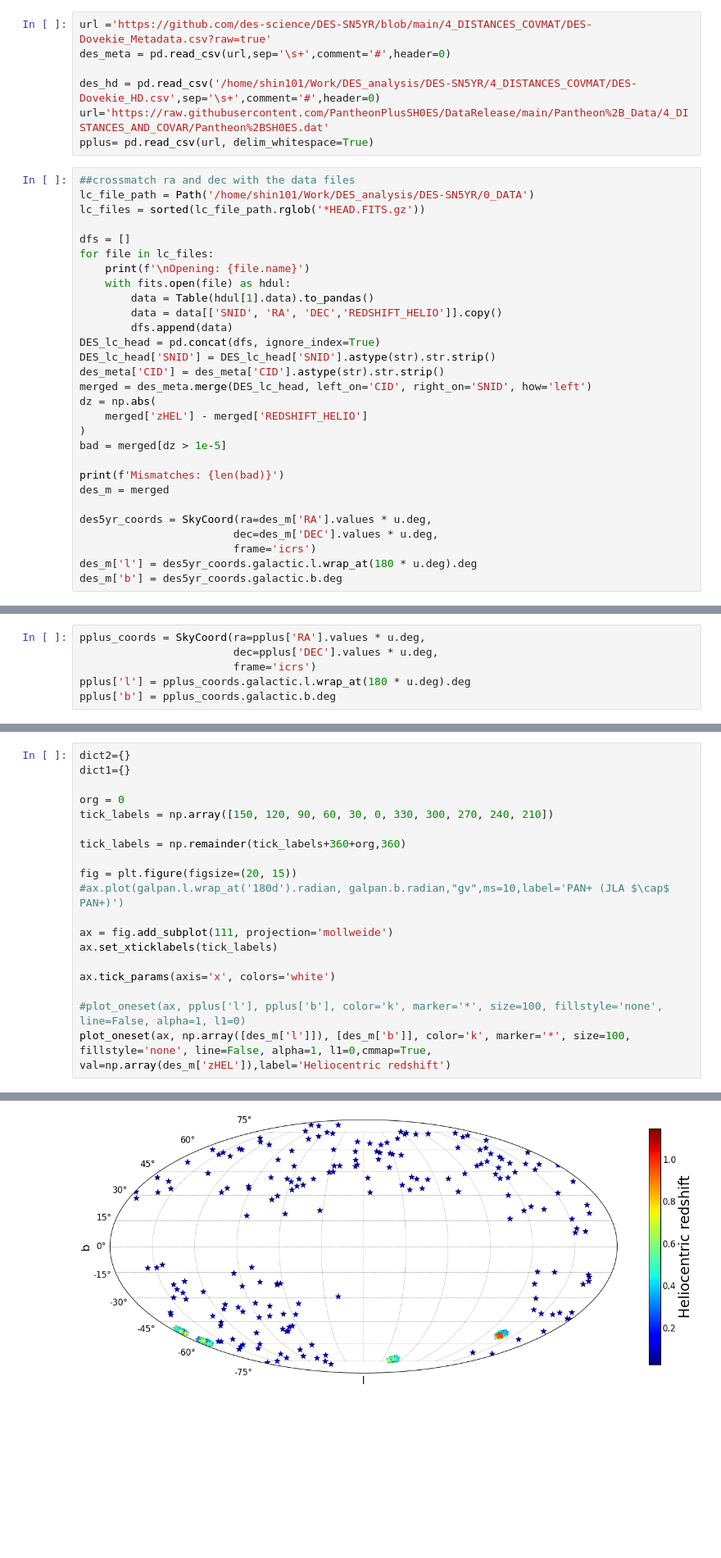
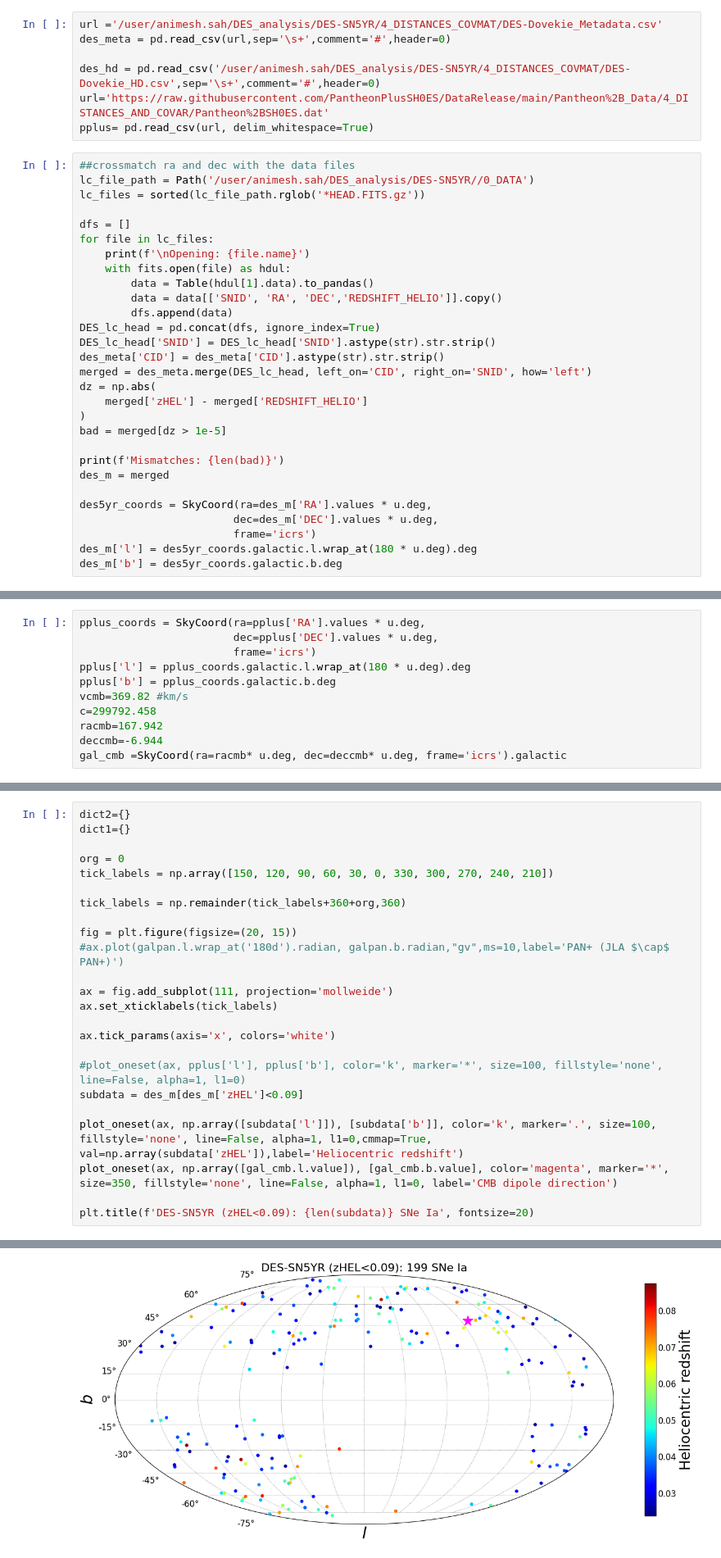
Before and after one commit to Shin107/DES_analysis, a Jupyter notebook: Visualize_sne.ipynb, the cells around one changed output, grey strips where cells are left out. Shown at 82% size. Saved outputs shown, nothing was run; the diff lists cells and outputs as text; blank space fills up the shorter version.

```diff
--- a/Visualize_sne.ipynb
+++ b/Visualize_sne.ipynb
@@ -16,13 +21,13 @@ plt.style.use(['science','notebook','grid'])
 # %%
-url ='https://github.com/des-science/DES-SN5YR/blob/main/4_DISTANCES_COVMAT/DES-Dovekie_Metadata.csv?raw=true'
+url ='/user/animesh.sah/DES_analysis/DES-SN5YR/4_DISTANCES_COVMAT/DES-Dovekie_Metadata.csv'
 des_meta = pd.read_csv(url,sep='\s+',comment='#',header=0)
 
-des_hd = pd.read_csv('/home/shin101/Work/DES_analysis/DES-SN5YR/4_DISTANCES_COVMAT/DES-Dovekie_HD.csv',sep='\s+',comment='#',header=0)
+des_hd = pd.read_csv('/user/animesh.sah/DES_analysis/DES-SN5YR/4_DISTANCES_COVMAT/DES-Dovekie_HD.csv',sep='\s+',comment='#',header=0)
 url='https://raw.githubusercontent.com/PantheonPlusSH0ES/DataRelease/main/Pantheon%2B_Data/4_DISTANCES_AND_COVAR/Pantheon%2BSH0ES.dat'
 pplus= pd.read_csv(url, delim_whitespace=True)
 # %%
 ##crossmatch ra and dec with the data files
-lc_file_path = Path('/home/shin101/Work/DES_analysis/DES-SN5YR/0_DATA')
+lc_file_path = Path('/user/animesh.sah/DES_analysis/DES-SN5YR//0_DATA')
 lc_files = sorted(lc_file_path.rglob('*HEAD.FITS.gz'))
 
 dfs = []
@@ -495,3 +418,8 @@ pplus_coords = SkyCoord(ra=pplus['RA'].values * u.deg,
                         frame='icrs')
 pplus['l'] = pplus_coords.galactic.l.wrap_at(180 * u.deg).deg
 pplus['b'] = pplus_coords.galactic.b.deg
+vcmb=369.82 #km/s
+c=299792.458
+racmb=167.942
+deccmb=-6.944
+gal_cmb =SkyCoord(ra=racmb* u.deg, dec=deccmb* u.deg, frame='icrs').galactic
@@ -537,5 +462,10 @@ ax.set_xticklabels(tick_labels)
 ax.tick_params(axis='x', colors='white')
 
 #plot_oneset(ax, pplus['l'], pplus['b'], color='k', marker='*', size=100, fillstyle='none', line=False, alpha=1, l1=0)
-plot_oneset(ax, np.array([des_m['l']]), [des_m['b']], color='k', marker='*', size=100, fillstyle='none', line=False, alpha=1, l1=0,cmmap=True, val=np.array(des_m['zHEL']),label='Heliocentric redshift')
+subdata = des_m[des_m['zHEL']<0.09]
+
+plot_oneset(ax, np.array([subdata['l']]), [subdata['b']], color='k', marker='.', size=100, fillstyle='none', line=False, alpha=1, l1=0,cmmap=True, val=np.array(subdata['zHEL']),label='Heliocentric redshift')
+plot_oneset(ax, np.array([gal_cmb.l.value]), [gal_cmb.b.value], color='magenta', marker='*', size=350, fillstyle='none', line=False, alpha=1, l1=0, label='CMB dipole direction')
+
+plt.title(f'DES-SN5YR (zHEL<0.09): {len(subdata)} SNe Ia', fontsize=20)
 # %% [output]
@@ -542 +473 @@ plot_oneset(ax, np.array([des_m['l']]), [des_m['b']], color='k', marker='*', siz
-[figure, old version]
+[figure, new version]
```
Also changed, not shown: parts of 30 cells of this notebook, 5 other files.
